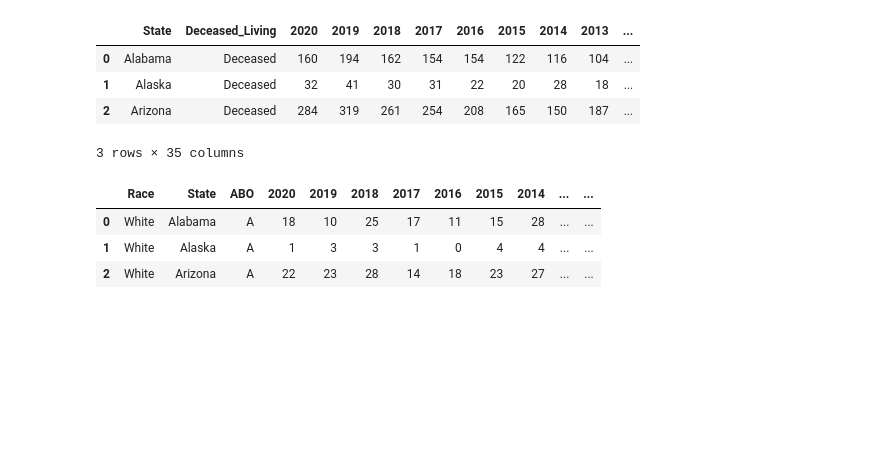
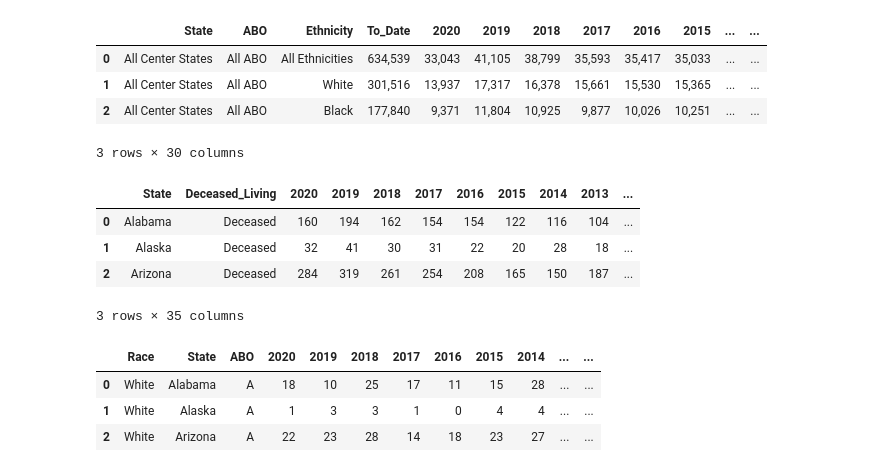
Before and after one commit to Lbrady1025/OPTN-analysis, a Jupyter notebook: csv_to_sql.ipynb, the cells around one changed output. Saved outputs shown, nothing was run; the diff lists cells and outputs as text; code cells hidden in the pictures; blank space fills up the shorter version.

```diff
--- a/csv_to_sql.ipynb
+++ b/csv_to_sql.ipynb
@@ -14,3 +15,6 @@ transplant_state_liver = pd.read_csv('resources/transplant_state_liver.csv')
 transplant_state_lung = pd.read_csv('resources/transplant_state_lung.csv')
 waiting_time = pd.read_csv('resources/waiting_time.csv')
 waitinglist_state = pd.read_csv('resources/waitinglist_state.csv')
+kidney_removal_state_ethnicity = pd.read_csv('resources/kidney_removal_state_ethnicity.csv')
+kidney_removal_state_abo = pd.read_csv('resources/kidney_removal_state_abo.csv')
+kidney_waitlist_additions = pd.read_csv('resources/kidney_waitlist_additions.csv')
@@ -17,3 +119,11 @@ waitinglist_state = pd.read_csv('resources/waitinglist_state.csv')
+# %%
+kidney_waitlist_additions.head(3)
+# %% [output]
+|  | State | ABO | Ethnicity | To_Date | 2020 | 2019 | 2018 | 2017 | 2016 | 2015 | ... | ... |
+| 0 | All Center States | All ABO | All Ethnicities | 634,539 | 33,043 | 41,105 | 38,799 | 35,593 | 35,417 | 35,033 | ... | ... |
+| 1 | All Center States | All ABO | White | 301,516 | 13,937 | 17,317 | 16,378 | 15,661 | 15,530 | 15,365 | ... | ... |
+| 2 | All Center States | All ABO | Black | 177,840 | 9,371 | 11,804 | 10,925 | 9,877 | 10,026 | 10,251 | ... | ... |
+3 rows × 30 columns
 # %%
 kidney_state_donor.head(3)
 # %% [output]
```
Also changed, not shown: parts of 19 cells of this notebook, 23 other files.
